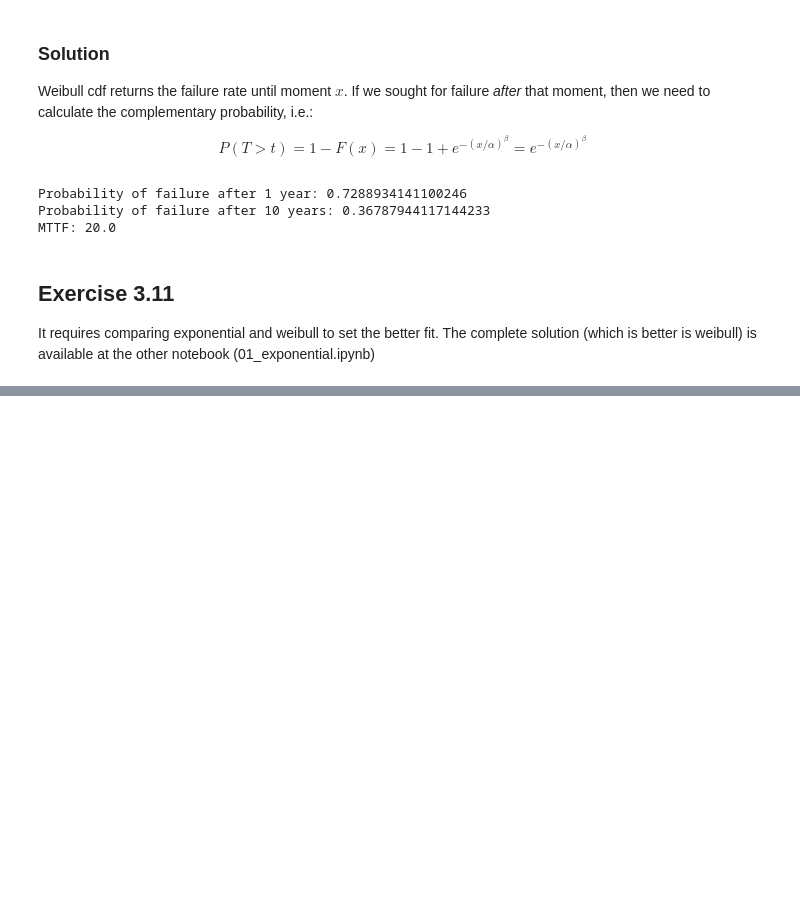
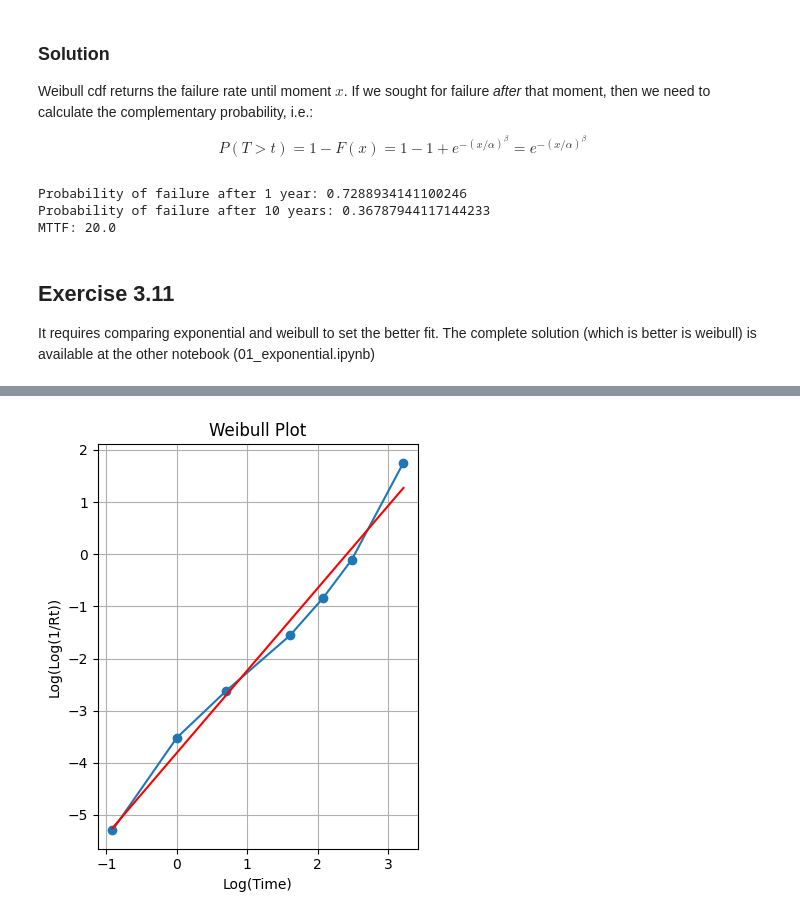
Before and after one commit to Obadowski/reliability-course-usp, a Jupyter notebook: notebooks/02_weibull.ipynb, the cells around one changed output, grey strips where cells are left out. Cells and saved outputs as stored; diff of their text form; code cells hidden in the pictures; blank space fills up the shorter version.

```diff
--- a/notebooks/02_weibull.ipynb
+++ b/notebooks/02_weibull.ipynb
@@ -110,0 +124,69 @@ It requires comparing exponential and weibull to set the better fit. The complet
+# %%
+## Solution for Exercise 3.18
+# Item a
+
+# Minimum imports
+import numpy as np
+import matplotlib.pyplot as plt
+import pandas as pd
+
+# Solution - Example 3.11
+
+n = 124
+#! The author used a short trick to make the calculation fits the bill to avoid ln(0) = infinity
+data = np.array([0.62, 3, 5, 15, 20, 30, 50])
+failure_hour = np.array([0.4, 1, 2, 5, 8, 12, 25])
+data_cumsum = np.cumsum(data)
+print("Cumulative Failures:", data_cumsum)
+cdf_data = data_cumsum / n
+rt_data = 1 - cdf_data
+
+data_df = pd.DataFrame({
+    'Failure Hour': failure_hour,
+    'Cumulative Failures': np.round(data_cumsum,0),
+    'CDF': cdf_data,
+    'Reliability': rt_data
+})
+
+log_rt_inverse = np.log(1 / rt_data)
+log_log_rt_inverse = np.log(log_rt_inverse)
+log_time = np.log(failure_hour)
+
+data_df['Log(Time)'] = log_time
+data_df['Log(1/Rt)'] = log_rt_inverse
+data_df['-Log(1/Rt)'] = -log_rt_inverse
+data_df['Log(Log(1/Rt))'] = log_log_rt_inverse
+
+# Now, need to fit to line these data points to find the slope and intercept.
+# Linear regression to estimate parameters of Weibull distribution
+from scipy.stats import linregress
+
+x = data_df['Log(Time)']
+y = data_df['Log(Log(1/Rt))']
+result = linregress(x, y)
+
+print(f"Slope: {result.slope}")
+print(f"Intercept: {result.intercept}")
+print(f"R^2: {result.rvalue**2}")
+
+# Calculating approximate \alpha and \beta parameters of Weibull distribution
+beta_ex_3_18 = result.slope
+alpha_ex_3_18 = np.exp(-result.intercept / beta_ex_3_18)
+print(f"----------------------------------------")
+print(f"Estimated Weibull parameters: alpha = {alpha_ex_3_18:.2f}, beta = {beta_ex_3_18:.2f}")
+print(f"----------------------------------------")
+
+print(data_df)
+
+plt.figure(figsize=(4, 5))
+plt.plot(log_time, log_log_rt_inverse, marker='o')
+plt.plot(log_time, result.intercept + result.slope * log_time, color='red', label='Fitted Line')
+plt.title('Log(Log(1/Rt)) vs Log(Time)')
+plt.xlabel('Log(Time)')
+plt.ylabel('Log(Log(1/Rt))')
+plt.title('Weibull Plot')
+plt.grid()
+
+plt.tight_layout()
+plt.show()
+# %% [output]
@@ -110,0 +210 @@ It requires comparing exponential and weibull to set the better fit. The complet
+[figure, added]
```
Also changed, not shown: parts of 5 cells of this notebook.
